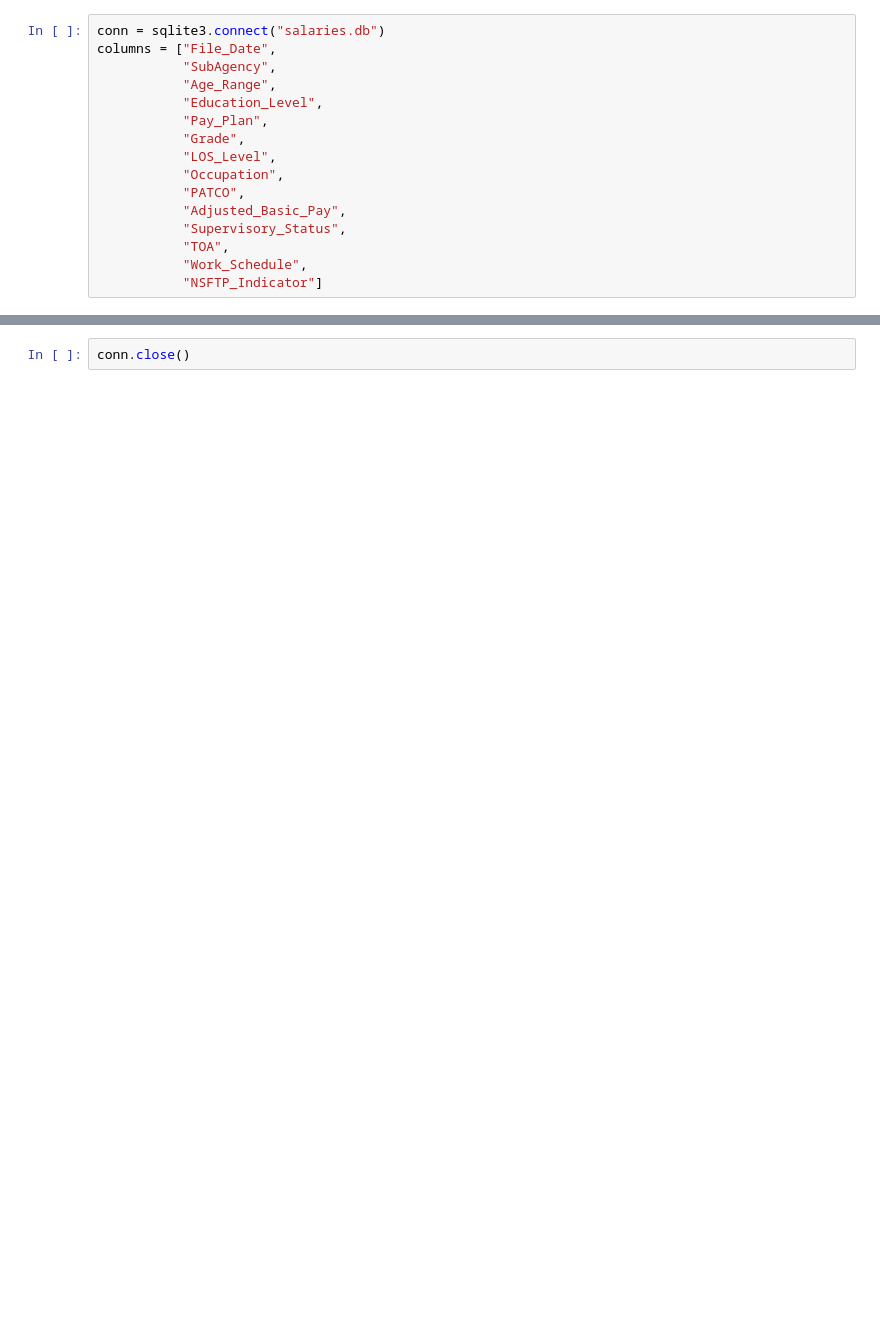
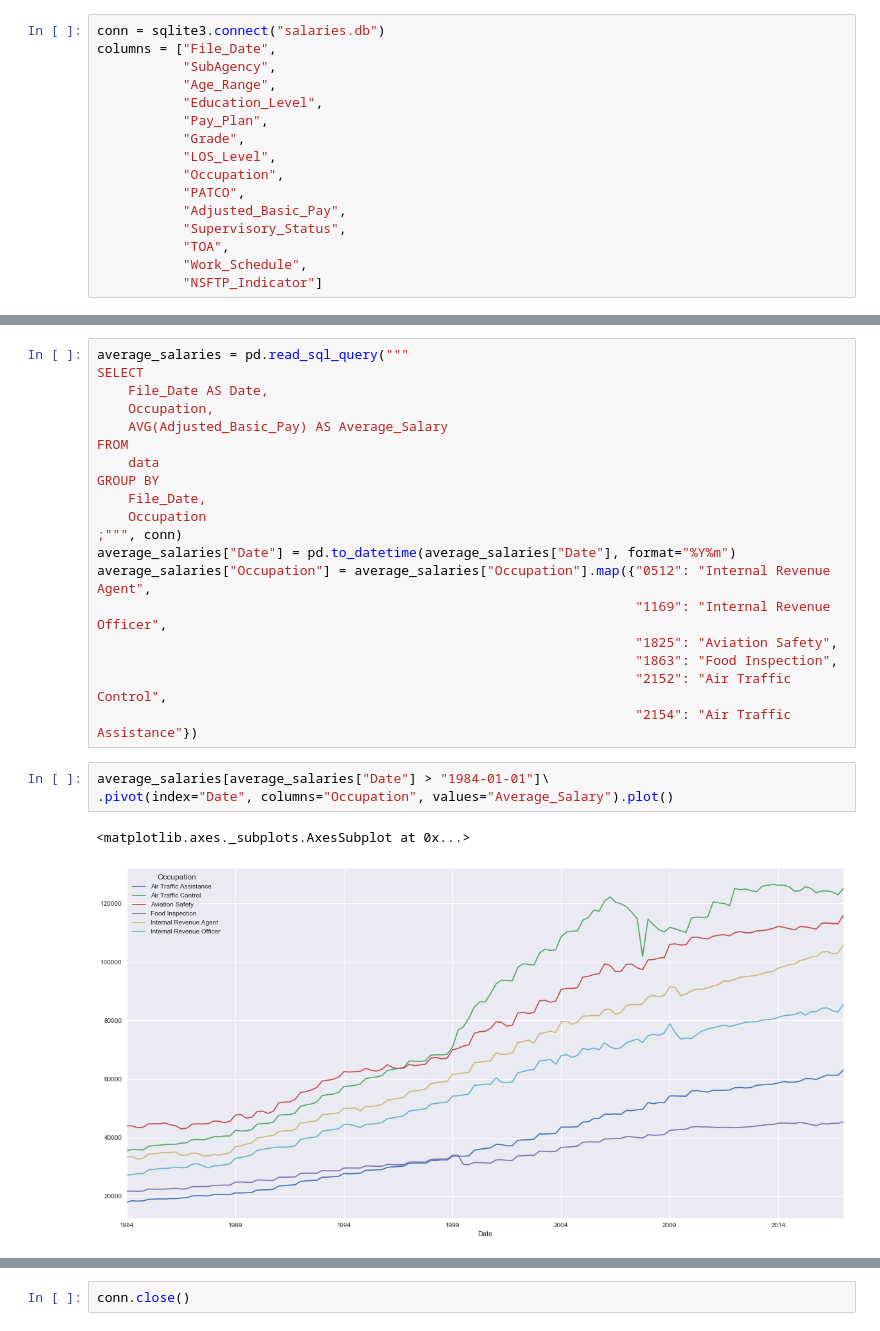
Before and after one commit to jimmyjwu/US_federal_government_performance, a Jupyter notebook: Final Project.ipynb, the cells around one changed output, grey strips where cells are left out. Cells and saved outputs as stored; diff of their text form; blank space fills up the shorter version.

```diff
--- a/Final Project.ipynb
+++ b/Final Project.ipynb
@@ -50,0 +50,25 @@ GROUP BY
+# %%
+average_salaries = pd.read_sql_query("""
+SELECT
+    File_Date AS Date,
+    Occupation,
+    AVG(Adjusted_Basic_Pay) AS Average_Salary
+FROM
+    data
+GROUP BY
+    File_Date,
+    Occupation
+;""", conn)
+average_salaries["Date"] = pd.to_datetime(average_salaries["Date"], format="%Y%m")
+average_salaries["Occupation"] = average_salaries["Occupation"].map({"0512": "Internal Revenue Agent",
+                                                                     "1169": "Internal Revenue Officer",
+                                                                     "1825": "Aviation Safety",
+                                                                     "1863": "Food Inspection",
+                                                                     "2152": "Air Traffic Control",
+                                                                     "2154": "Air Traffic Assistance"})
+# %%
+average_salaries[average_salaries["Date"] > "1984-01-01"]\
+.pivot(index="Date", columns="Occupation", values="Average_Salary").plot()
+# %% [output]
+<matplotlib.axes._subplots.AxesSubplot at 0x...>
+[figure, added]
```
Also changed, not shown: parts of 7 cells of this notebook.
